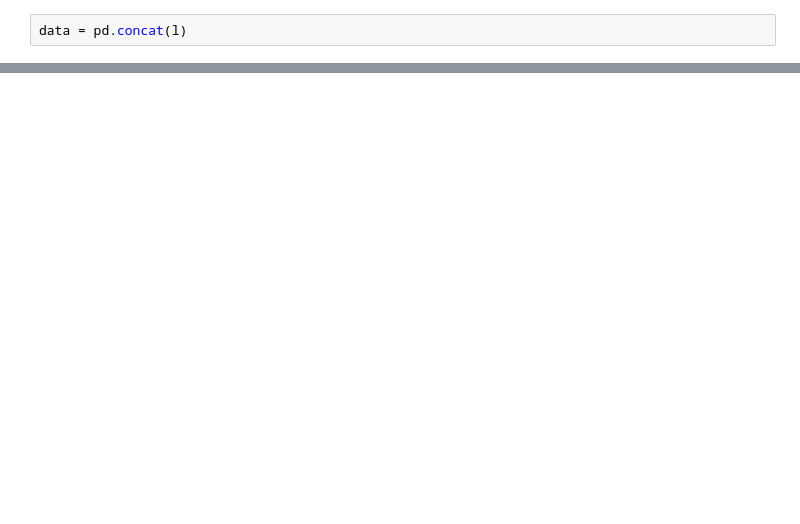
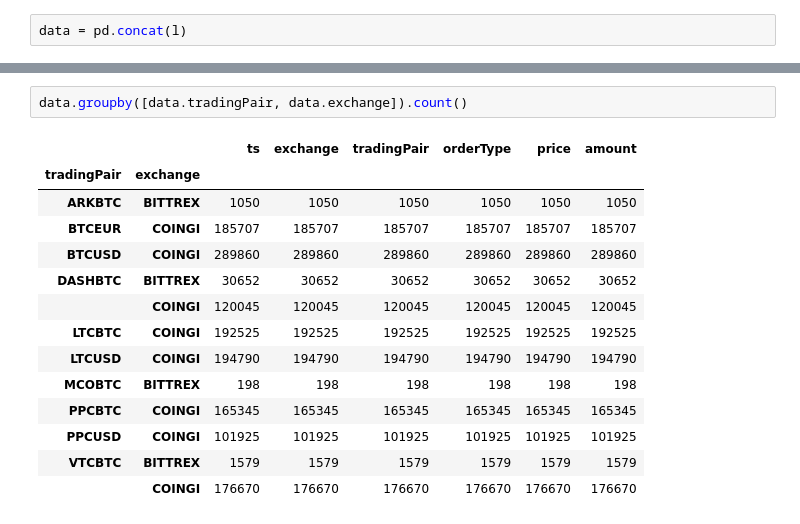
Before and after one commit to ehrlichja/arb, a Jupyter notebook: data/s3.ipynb, the cells around one changed output, grey strips where cells are left out. Saved outputs shown, nothing was run; the diff lists cells and outputs as text; blank space fills up the shorter version.

```diff
--- a/data/s3.ipynb
+++ b/data/s3.ipynb
@@ -81,0 +119,17 @@ Name: price, dtype: float64
+# %%
+data.groupby([data.tradingPair, data.exchange]).count()
+# %% [output]
+|  |  | ts | exchange | tradingPair | orderType | price | amount |
+| tradingPair | exchange |  |  |  |  |  |  |
+| ARKBTC | BITTREX | 1050 | 1050 | 1050 | 1050 | 1050 | 1050 |
+| BTCEUR | COINGI | 185707 | 185707 | 185707 | 185707 | 185707 | 185707 |
+| BTCUSD | COINGI | 289860 | 289860 | 289860 | 289860 | 289860 | 289860 |
+| DASHBTC | BITTREX | 30652 | 30652 | 30652 | 30652 | 30652 | 30652 |
+|  | COINGI | 120045 | 120045 | 120045 | 120045 | 120045 | 120045 |
+| LTCBTC | COINGI | 192525 | 192525 | 192525 | 192525 | 192525 | 192525 |
+| LTCUSD | COINGI | 194790 | 194790 | 194790 | 194790 | 194790 | 194790 |
+| MCOBTC | BITTREX | 198 | 198 | 198 | 198 | 198 | 198 |
+| PPCBTC | COINGI | 165345 | 165345 | 165345 | 165345 | 165345 | 165345 |
+| PPCUSD | COINGI | 101925 | 101925 | 101925 | 101925 | 101925 | 101925 |
+| VTCBTC | BITTREX | 1579 | 1579 | 1579 | 1579 | 1579 | 1579 |
+|  | COINGI | 176670 | 176670 | 176670 | 176670 | 176670 | 176670 |
```
Also changed, not shown: parts of 11 cells of this notebook, 4 other files.
